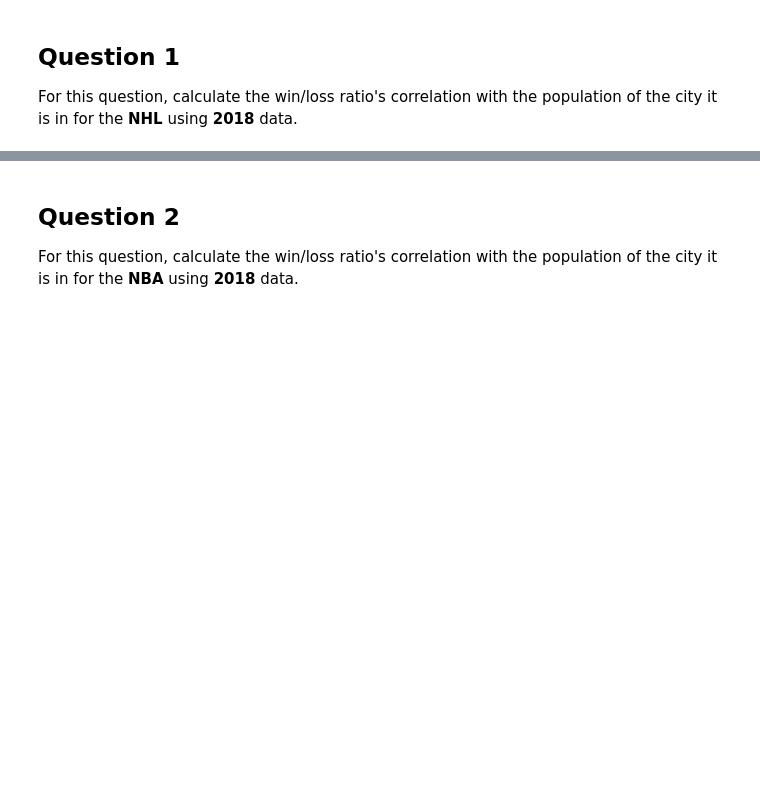
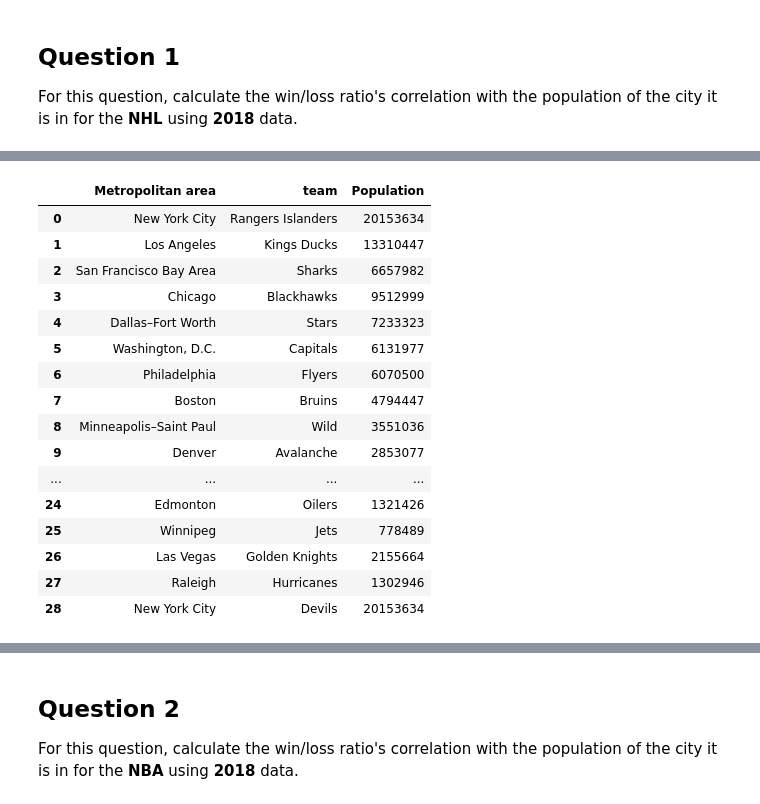
Before and after one commit to sumonju/Python-Course-from-Coursera, a Jupyter notebook: Assignments/Assignment 4/assignment4.ipynb, the cells around one changed output, grey strips where cells are left out. Saved outputs shown, nothing was run; the diff lists cells and outputs as text; code cells hidden in the pictures; blank space fills up the shorter version.

Commit message:
Completed Assignment and added certificate

```diff
--- a/Assignments/Assignment 4/assignment4.ipynb
+++ b/Assignments/Assignment 4/assignment4.ipynb
@@ -21,0 +29,11 @@ For this question, calculate the win/loss ratio's correlation with the populatio
+# %%
+cities = pd.read_html(r"C:\Users\HP\Python Course from Coursera\Assignments\Assignment 4\Assets\wikipedia_data.html")[1]
+cities = cities.iloc[:-1, [0,3,5,6,7,8]]
+cities.rename(columns = {"Population (2016 est.)[8]":"Population"}, inplace=True)
+cities['NFL'] = cities['NFL'].str.replace(r"\[.*\]","")
+cities['MLB'] = cities['MLB'].str.replace(r"\[.*\]","")
+cities['NBA'] = cities['NBA'].str.replace(r"\[.*\]","")
+cities['NHL'] = cities['NHL'].str.replace(r"\[.*\]","")
+
+print(cities.shape)
+cities.head()
@@ -21,0 +68,29 @@ For this question, calculate the win/loss ratio's correlation with the populatio
+# %%
+Big4='NHL'
+
+team = cities[Big4].str.extract('([A-Z]{0,2}[a-z0-9]*\ [A-Z]{0,2}[a-z0-9]*|[A-Z]{0,2}[a-z0-9]*)([A-Z]{0,2}[a-z0-9]*\ [A-Z]{0,2}[a-z0-9]*|[A-Z]{0,2}[a-z0-9]*)([A-Z]{0,2}[a-z0-9]*\ [A-Z]{0,2}[a-z0-9]*|[A-Z]{0,2}[a-z0-9]*)')
+# NHLt = cities['NHL'].str.extract('([A-Z]{0,2}[a-z0-9]*)([A-Z]{0,2}[a-z0-9]*)([A-Z]{0,2}[a-z0-9]*)')
+# why [A-Z] or [A-Z]{1,1} did not work?
+team['Metropolitan area'] = cities['Metropolitan area']
+team = pd.melt(team, id_vars = ['Metropolitan area']).drop(columns=['variable']).replace("",np.nan).replace("—",np.nan).dropna().reset_index().rename(columns = {"value":"team"})
+team = pd.merge(team,cities,how = 'left', on = 'Metropolitan area').iloc[:,1:4]
+team = team.astype({'Metropolitan area': str, 'team': str, 'Population': int})
+team
+# %% [output]
+|  | Metropolitan area | team | Population |
+| 0 | New York City | Rangers Islanders | 20153634 |
+| 1 | Los Angeles | Kings Ducks | 13310447 |
+| 2 | San Francisco Bay Area | Sharks | 6657982 |
+| 3 | Chicago | Blackhawks | 9512999 |
+| 4 | Dallas–Fort Worth | Stars | 7233323 |
+| 5 | Washington, D.C. | Capitals | 6131977 |
+| 6 | Philadelphia | Flyers | 6070500 |
+| 7 | Boston | Bruins | 4794447 |
+| 8 | Minneapolis–Saint Paul | Wild | 3551036 |
+| 9 | Denver | Avalanche | 2853077 |
+| ... | ... | ... | ... |
+| 24 | Edmonton | Oilers | 1321426 |
+| 25 | Winnipeg | Jets | 778489 |
+| 26 | Las Vegas | Golden Knights | 2155664 |
+| 27 | Raleigh | Hurricanes | 1302946 |
+| 28 | New York City | Devils | 20153634 |
```
Also changed, not shown: parts of 23 cells of this notebook, 1 other file.
